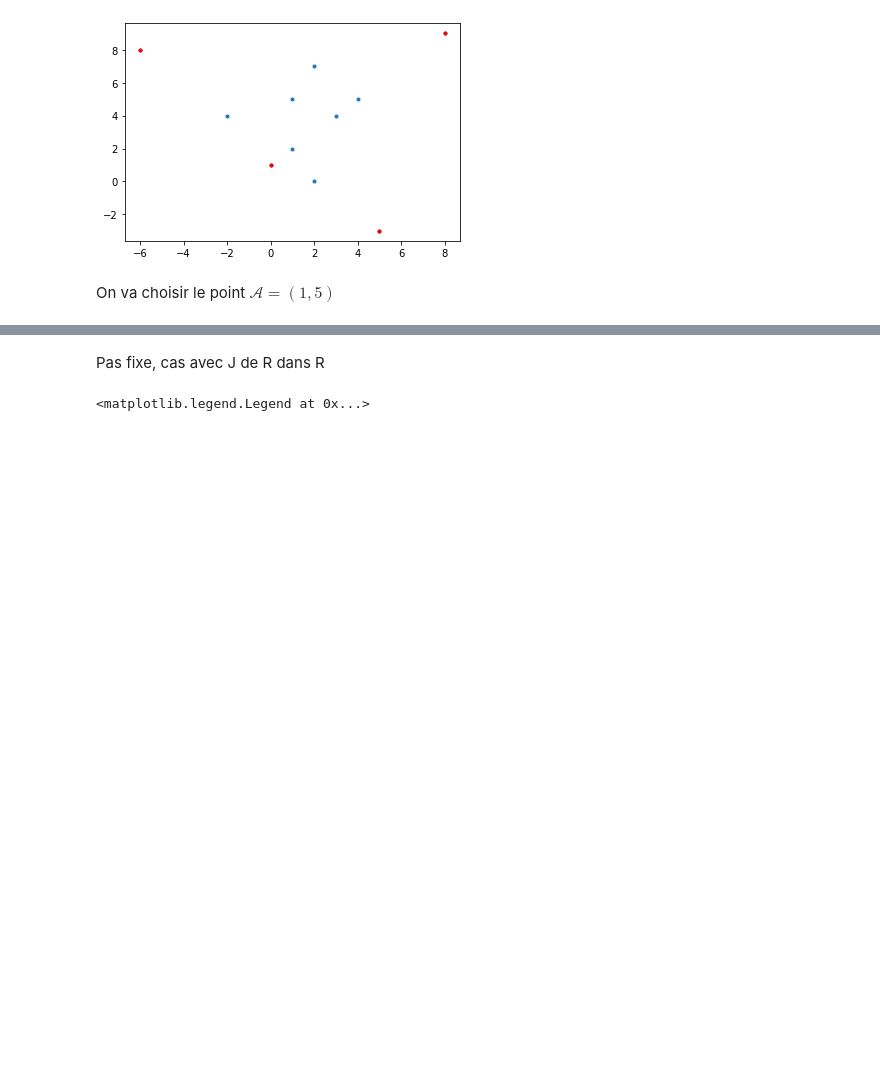
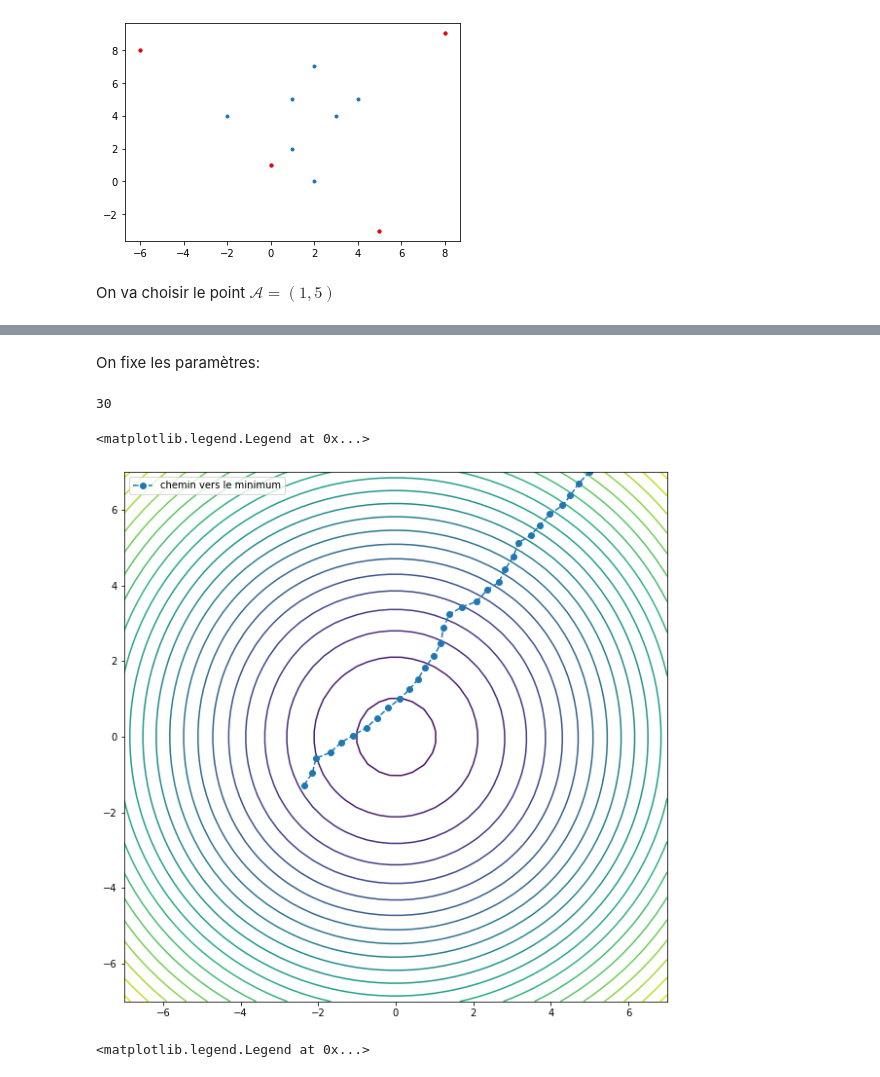
Before and after one commit to garancerx/optimisation_projet, a Jupyter notebook: projet_opti.ipynb, the cells around one changed output, grey strips where cells are left out. Drawn from its saved outputs; the diff is of its cells as text; code cells hidden in the pictures; blank space fills up the shorter version.

```diff
--- a/projet_opti.ipynb
+++ b/projet_opti.ipynb
@@ -92,12 +126,23 @@ def Jprime(x):
 #xk+1 = xk − ρ∇~ J(xk).
 #https://www.ceremade.dauphine.fr/~gontier/Publications/methodesNumeriques.pdf
 
-def pasFixe(x0,J,K,rho):
-    x = np.ones(K)
+def pasFixe(x0,rho):
+    x = np.ones((K,2))
     x[0] = x0
     for k in range(1,K-1):
         x[k+1] = x[k] - rho * Jprime(x[k])
     return x
+
+def pasFixe2(x0,rho):
+    nMax = 30
+    x = []
+    x.append(x0)
+    k = 0
+    while k<nMax and np.linalg.norm(Jprime(x[k]))>eps:
+        x.append(x[k] - rho*Jprime(x[k]))
+        k+=1
+    return x
+
 
 def pasOptimal(x0,J,K,rho0):
     x,roh = np.ones(K),np.ones(K)
@@ -108,6 +153,33 @@ def pasOptimal(x0,J,K,rho0):
         rho[k+1] = np.argmin(f_k)
         x[k+1] = x[k] - rho[k+1] * Jprime(x[k])
     return x, rho[1:,]
-# %% [markdown]
-Pas fixe, cas avec J de R dans R
+# %% [markdown]
+On fixe les paramètres:
+# %%
+eps = 0.1#10e-3
+x0 = np.array([5,7])
+K = 50
+rho = 0.2
+nMax = 1000
+# %%
+x1 = np.linspace(-7,7,K)
+x2 = np.linspace(-7,7,K)
+X, Y = np.meshgrid(x1,x2)
+tab = np.array([X,Y])
+Z = J(tab)
+
+X1 = pasFixe(x0,rho)
+#X1 = gradientPasConstant(Jprime,x0,rho)
+#X1=result['x_list']
+
+plt.figure(1,(10,10))
+plt.contour(X,Y,Z,30)
+
+#CV PASS
+plt.plot([X1[i][0] for i in range(len(X1))],[X1[i][1] for i in range(len(X1))], "--o", label=f"chemin vers le minimum")
+plt.legend()
+# %% [output]
+30
+<matplotlib.legend.Legend at 0x...>
+[figure, added]
 # %%
```
Also changed, not shown: parts of 30 cells of this notebook.
